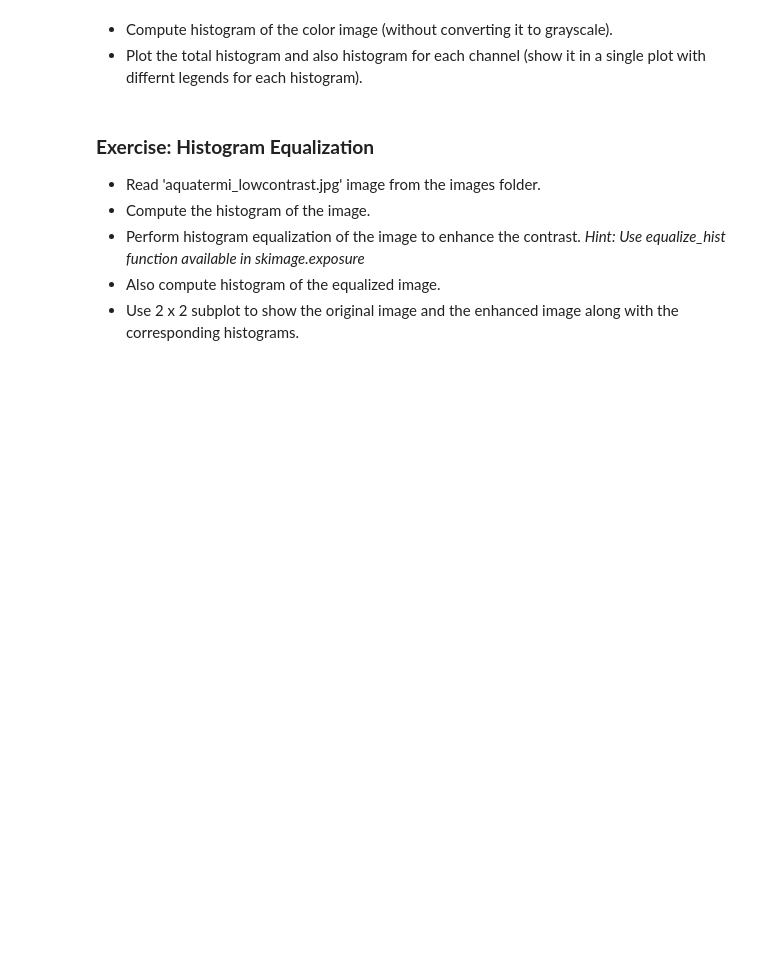
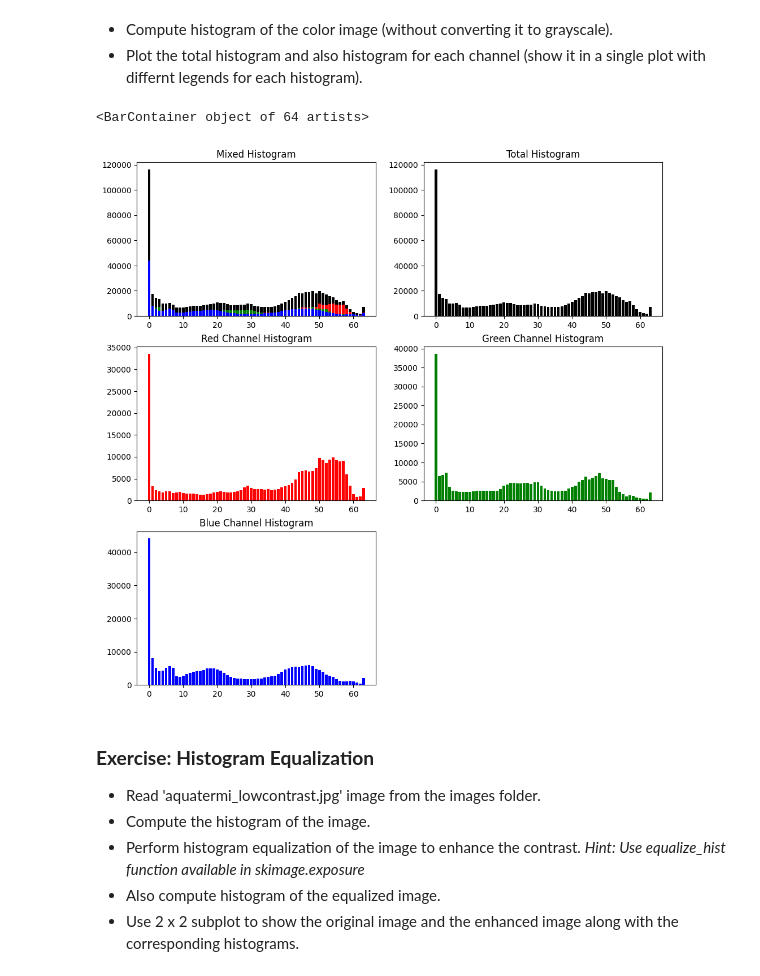
Before and after one commit to MarioROT/CV-MAI, a Jupyter notebook: Session 2/image_operators_and_filters.ipynb, the cells around one changed output. Saved outputs shown, nothing was run; the diff lists cells and outputs as text; code cells hidden in the pictures; blank space fills up the shorter version.

```diff
--- a/Session 2/image_operators_and_filters.ipynb
+++ b/Session 2/image_operators_and_filters.ipynb
@@ -207,3 +215,22 @@ hist_8bin= exposure.histogram(astr_gray,8)
+# %%
+#solution
+vals = exposure.histogram(astr.astype(float), nbins=64, channel_axis=2)[0]
+
+cust = cp.custom_grids([], 3, 2, figsize=(12,12), axis='off', use_grid_spec=False)
+cust.show()
+f_plot = cust.add_plot(f'Mixed Histogram')
+f_plot.bar(range(64),sum(vals), color = 'black')
+f_plot.bar(range(64),vals[0], color = 'red')
+f_plot.bar(range(64),vals[1], color = 'green')
+f_plot.bar(range(64),vals[2], color = 'blue')
+
+cust.add_plot('Total Histogram').bar(range(64), sum(vals), color='black')
+cust.add_plot('Red Channel Histogram').bar(range(64),vals[0], color = 'red')
+cust.add_plot('Green Channel Histogram').bar(range(64),vals[1], color = 'green')
+cust.add_plot('Blue Channel Histogram', last=True).bar(range(64),vals[2], color = 'blue')
+# %% [output]
+<BarContainer object of 64 artists>
+[figure, added]
 # %% [markdown]
 ### **Exercise: Histogram Equalization**
 
```
Also changed, not shown: parts of 6 cells of this notebook.
